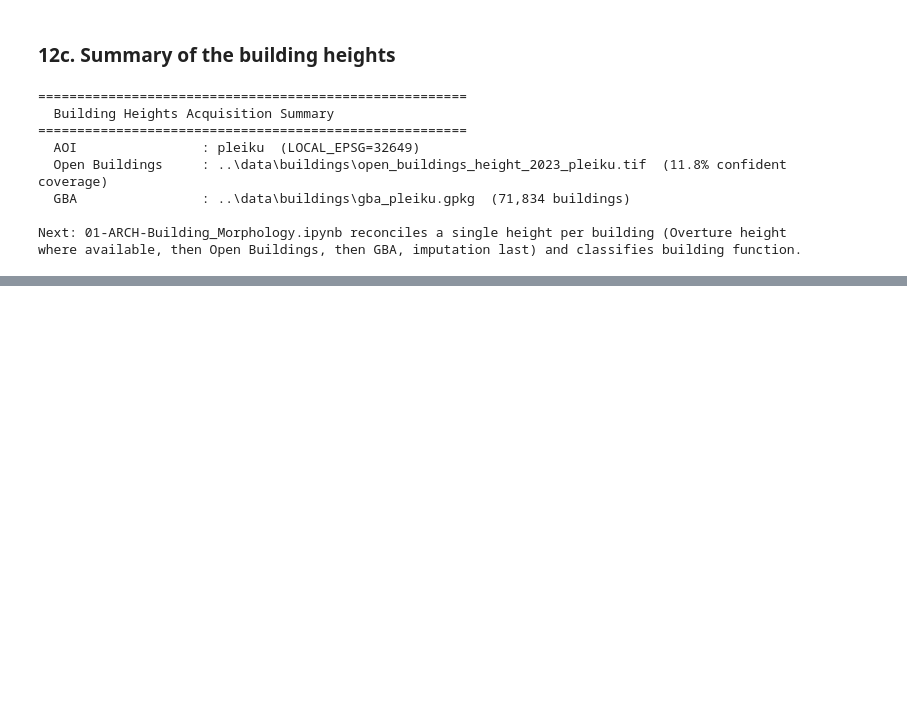
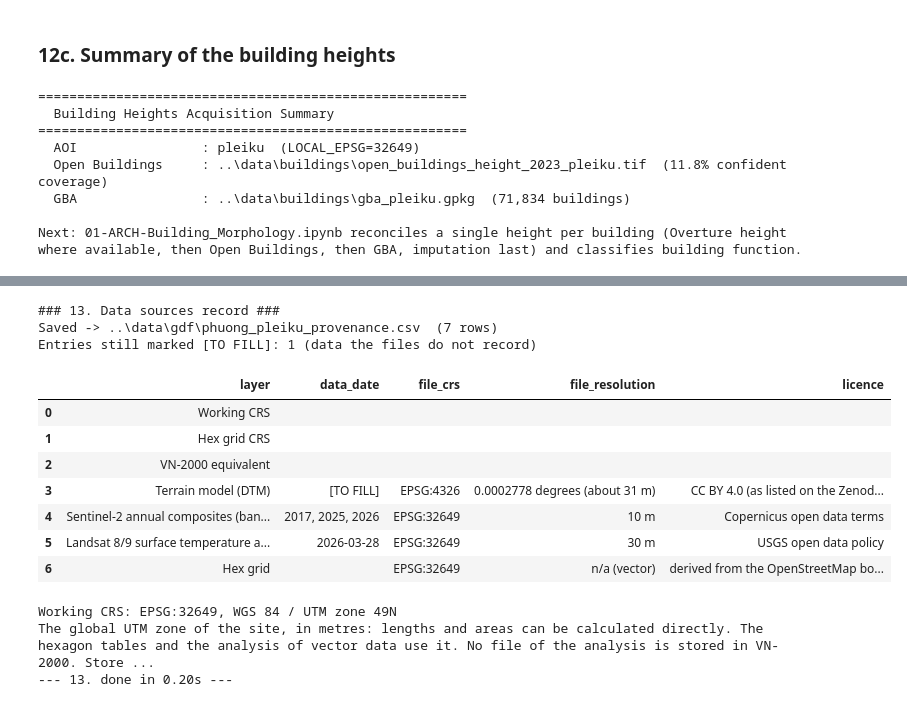
Before and after one commit to ArchiColab/sitex-course, a Jupyter notebook: 00-Data-Acquisition.ipynb, the cells around one changed output, grey strips where cells are left out. Drawn from its saved outputs; the diff is of its cells as text; code cells hidden in the pictures; blank space fills up the shorter version.

```diff
--- a/00-Data-Acquisition.ipynb
+++ b/00-Data-Acquisition.ipynb
@@ -201,0 +265,21 @@ Final AOI (used for every dataset below):
+# %%
+#@title <font color=#1B7192> Click to run </font>  { display-mode: "form" }
+
+from sitex.core import hexgrid
+
+_t0 = time.time()
+print("### Shared hex grid ###", flush=True)
+
+HEX_RESOLUTION = 9  #@param {type:"integer"}
+#@markdown <font color=#1B7192> H3 resolution. 9 = about 0.1 km² per hexagon. </font>
+
+hex_path = DATA_DIR / f"hex_grid_{aoi.slug}.gpkg"
+hex_grid = hexgrid.make_hex_grid(aoi.boundary, aoi.local_epsg, HEX_RESOLUTION)
+hex_path.unlink(missing_ok=True)
+hex_grid.to_file(hex_path, layer="hex", driver="GPKG")
+
+print(f"Hex grid -> {hex_path}")
+print(f"  {len(hex_grid)} hexagons at resolution {HEX_RESOLUTION}, "
+      f"mean area {hex_grid['area_m2'].mean() / 1e6:.3f} km2, CRS EPSG:{hex_grid.crs.to_epsg()}")
+
+print(f"--- done in {time.time() - _t0:.2f}s ---\n")
@@ -774,0 +904,38 @@ Next: 01-ARCH-Building_Morphology.ipynb reconciles a single height per building
+# %%
+#@title <font color=#1B7192> Click to run </font>  { display-mode: "form" }
+
+_t0 = time.time()
+print("### 13. Data sources record ###", flush=True)
+
+from sitex.data import provenance
+
+provenance_df = provenance.build_provenance(
+    DATA_DIR, aoi.slug, aoi.local_epsg, lon=aoi.center_lon, lat=aoi.center_lat, hex_resolution=HEX_RESOLUTION,
+)
+provenance_path = DATA_DIR / "gdf" / f"{aoi.slug}_provenance.csv"
+provenance_path.parent.mkdir(parents=True, exist_ok=True)
+provenance_df.to_csv(provenance_path, index=False, encoding="utf-8-sig")
+
+n_open = int(provenance_df.apply(lambda col: col.astype(str).str.contains(provenance.TO_FILL, regex=False)).sum().sum())
+print(f"Saved -> {provenance_path}  ({len(provenance_df)} rows)")
+print(f"Entries still marked {provenance.TO_FILL}: {n_open} (data the files do not record)")
+display(provenance_df[["layer", "data_date", "file_crs", "file_resolution", "licence"]])
+print("\nWorking CRS:", provenance_df.loc[0, "dataset"])
+print(provenance_df.loc[0, "notes"])
+
+print(f"--- 13. done in {time.time() - _t0:.2f}s ---\n")
+# %% [output]
+### 13. Data sources record ###
+Saved -> ..\data\gdf\phuong_pleiku_provenance.csv  (7 rows)
+Entries still marked [TO FILL]: 1 (data the files do not record)
+|  | layer | data_date | file_crs | file_resolution | licence |
+| 0 | Working CRS |  |  |  |  |
+| 1 | Hex grid CRS |  |  |  |  |
+| 2 | VN-2000 equivalent |  |  |  |  |
+| 3 | Terrain model (DTM) | [TO FILL] | EPSG:4326 | 0.0002778 degrees (about 31 m) | CC BY 4.0 (as listed on the Zenod... |
+| 4 | Sentinel-2 annual composites (ban... | 2017, 2025, 2026 | EPSG:32649 | 10 m | Copernicus open data terms |
+| 5 | Landsat 8/9 surface temperature a... | 2026-03-28 | EPSG:32649 | 30 m | USGS open data policy |
+| 6 | Hex grid |  | EPSG:32649 | n/a (vector) | derived from the OpenStreetMap bo... |
+Working CRS: EPSG:32649, WGS 84 / UTM zone 49N
+The global UTM zone of the site, in metres: lengths and areas can be calculated directly. The hexagon tables and the analysis of vector data use it. No file of the analysis is stored in VN-2000. Store ...
+--- 13. done in 0.20s ---
```
Also changed, not shown: parts of 17 cells of this notebook, 15 other files.
